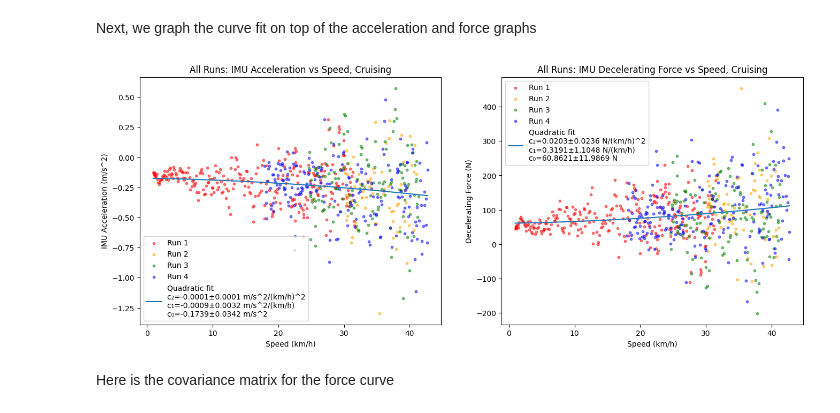
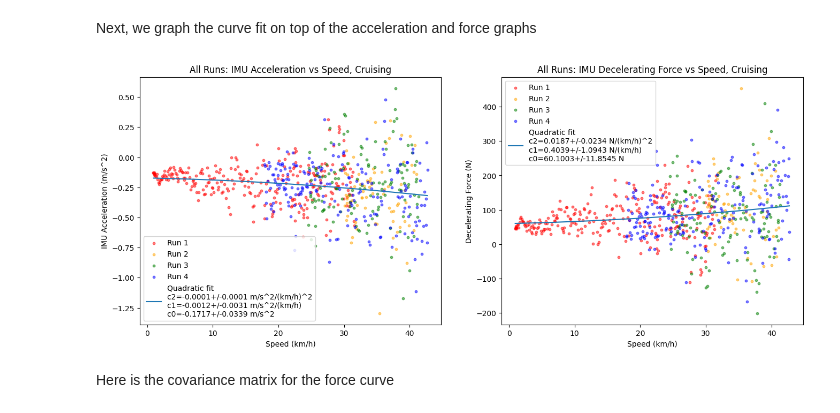
Before and after one commit to UBC-Solar/data_analysis, a Jupyter notebook: v4/drag_area_coefficient/drag_area_coefficient.ipynb, the cells around one changed output. Saved outputs shown, nothing was run; the diff lists cells and outputs as text; code cells hidden in the pictures.

```diff
--- a/v4/drag_area_coefficient/drag_area_coefficient.ipynb
+++ b/v4/drag_area_coefficient/drag_area_coefficient.ipynb
@@ -401,8 +401,8 @@ all_speeds_imu = []
 all_accels_imu = []
 
 for speed, imu_z in zip(cruise_window_speeds, cruise_window_imu_zs):
-    all_speeds_imu.append(np.asarray(speed)[:-1])
-    all_accels_imu.append(np.asarray(imu_z)[:-1])
+    all_speeds_imu.append(np.asarray(speed))
+    all_accels_imu.append(np.asarray(imu_z))
 
 all_speeds_imu = np.concatenate(all_speeds_imu)
 all_accels_imu = np.concatenate(all_accels_imu)
@@ -421,40 +421,41 @@ Next, we graph the curve fit on top of the acceleration and force graphs
 # %%
 fig, axes = plt.subplots(1, 2, figsize=(16, 6))
 ax_imu_accel, ax_imu_force = axes
 
 for i, (speed, imu_z) in enumerate(zip(cruise_window_speeds, cruise_window_imu_zs)):
-    speed_without_last = np.asarray(speed)[:-1]
-    imu_z_without_last = np.asarray(imu_z)[:-1]
-    imu_force = BRIGHTSIDE_MASS_KG * imu_z_without_last * -1
+    speed = np.asarray(speed)
+    imu_z = np.asarray(imu_z)
+
+    imu_force = BRIGHTSIDE_MASS_KG * imu_z * -1
     color = COLORS[i]
 
     for ax, y_data, y_label, title in [
-        (ax_imu_accel, imu_z_without_last, "IMU Acceleration (m/s^2)", "All Runs: IMU Acceleration vs Speed, Cruising"),
-        (ax_imu_force, imu_force,          "Decelerating Force (N)",  "All Runs: IMU Decelerating Force vs Speed, Cruising"),
+        (ax_imu_accel, imu_z, "IMU Acceleration (m/s^2)", "All Runs: IMU Acceleration vs Speed, Cruising"),
+        (ax_imu_force, imu_force, "Decelerating Force (N)",  "All Runs: IMU Decelerating Force vs Speed, Cruising"),
     ]:
-        ax.scatter(speed_without_last, y_data, c=color, alpha=0.5, s=10, label=f"Run {i+1}")
+        ax.scatter(speed, y_data, c=color, alpha=0.5, s=10, label=f"Run {i+1}")
         ax.set_title(title)
         ax.set_xlabel("Speed (km/h)")
         ax.set_ylabel(y_label)
 
 for ax, coeffs, stdevs, y_label in [
     (ax_imu_accel, coeffs_accel, stdevs_accel, "m/s^2"),
     (ax_imu_force, coeffs_force, stdevs_force, "N"),
 ]:
     c2, c1, c0 = coeffs
     stdev2, stdev1, stdev0 = stdevs
     fit_label = (f"Quadratic fit\n"
-                 f"c₂={c2:.4f}±{stdev2:.4f} {y_label}/(km/h)^2\n"
-                 f"c₁={c1:.4f}±{stdev1:.4f} {y_label}/(km/h)\n"
-                 f"c₀={c0:.4f}±{stdev0:.4f} {y_label}")
+                 f"c2={c2:.4f}+/-{stdev2:.4f} {y_label}/(km/h)^2\n"
+                 f"c1={c1:.4f}+/-{stdev1:.4f} {y_label}/(km/h)\n"
+                 f"c0={c0:.4f}+/-{stdev0:.4f} {y_label}")
     ax.plot(v_range, np.polyval(coeffs, v_range), label=fit_label)
 
 
 ax_imu_accel.legend()
 ax_imu_force.legend()
 plt.show()
 # %% [output]
-[figure, old version]
+[figure, new version]
 # %% [markdown]
 Here is the covariance matrix for the force curve
 # %%
```
